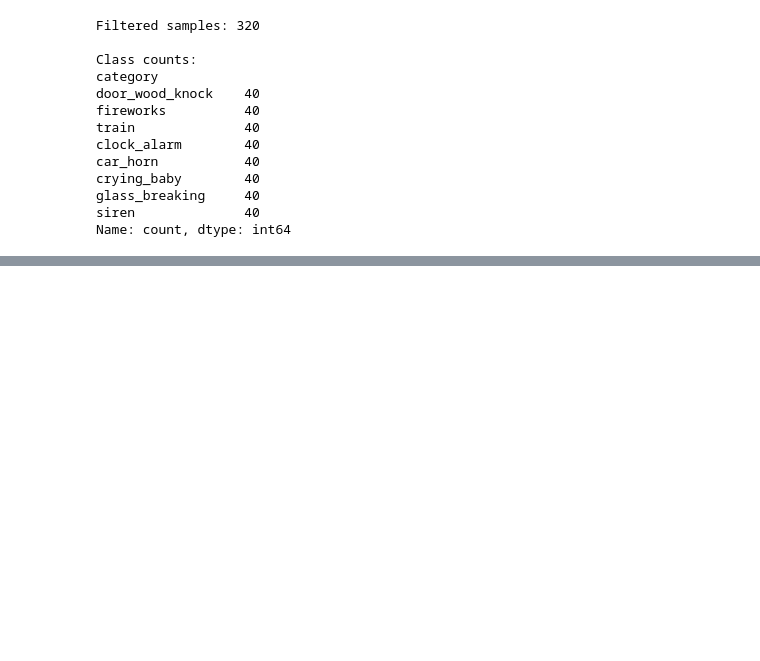
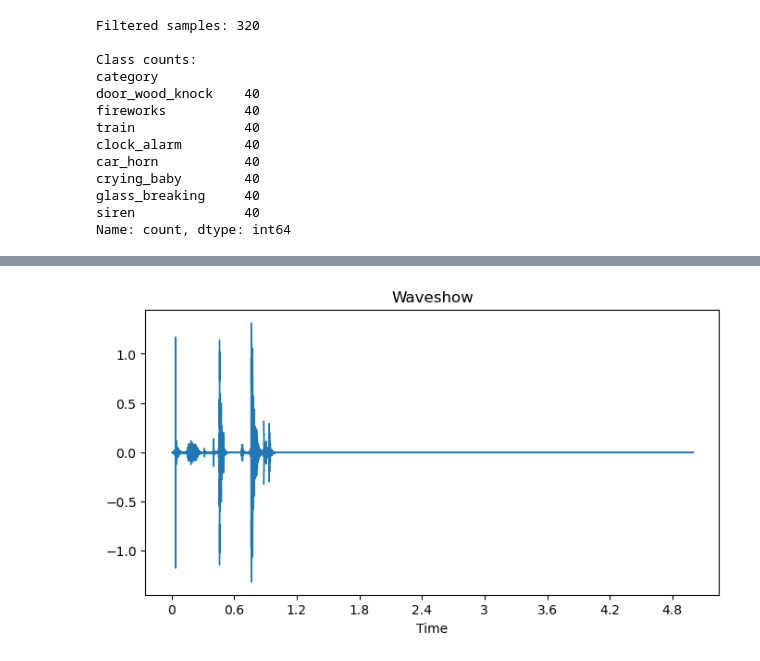
Before and after one commit to aaronnnngurung/Sound-Classification-, a Jupyter notebook: ml/ml-R.ipynb, the cells around one changed output, grey strips where cells are left out. Drawn from its saved outputs; the diff is of its cells as text; code cells hidden in the pictures; blank space fills up the shorter version.

Commit message:
Completed EDA of a single audio file, Feature Extraction and data augmentation part

```diff
--- a/ml/ml-R.ipynb
+++ b/ml/ml-R.ipynb
@@ -118,0 +121,8 @@ Name: count, dtype: int64
+# %%
+import librosa
+import librosa.display
+import matplotlib.pyplot as plt
+
+# Loading only one sample to check if the audio loads correctly or not
+filename='ESC-50-master/ESC-50-master/audio/5-260011-A-34.wav'
+audio, sr = librosa.load(filename)
@@ -118,0 +136,8 @@ Name: count, dtype: int64
+# %%
+# Generating Waveshow
+plt.figure(figsize=(8,4))
+librosa.display.waveshow(audio, sr=sr)
+plt.title("Waveshow")
+plt.show()
+# %% [output]
+[figure, added]
```
Also changed, not shown: parts of 9 cells of this notebook.
